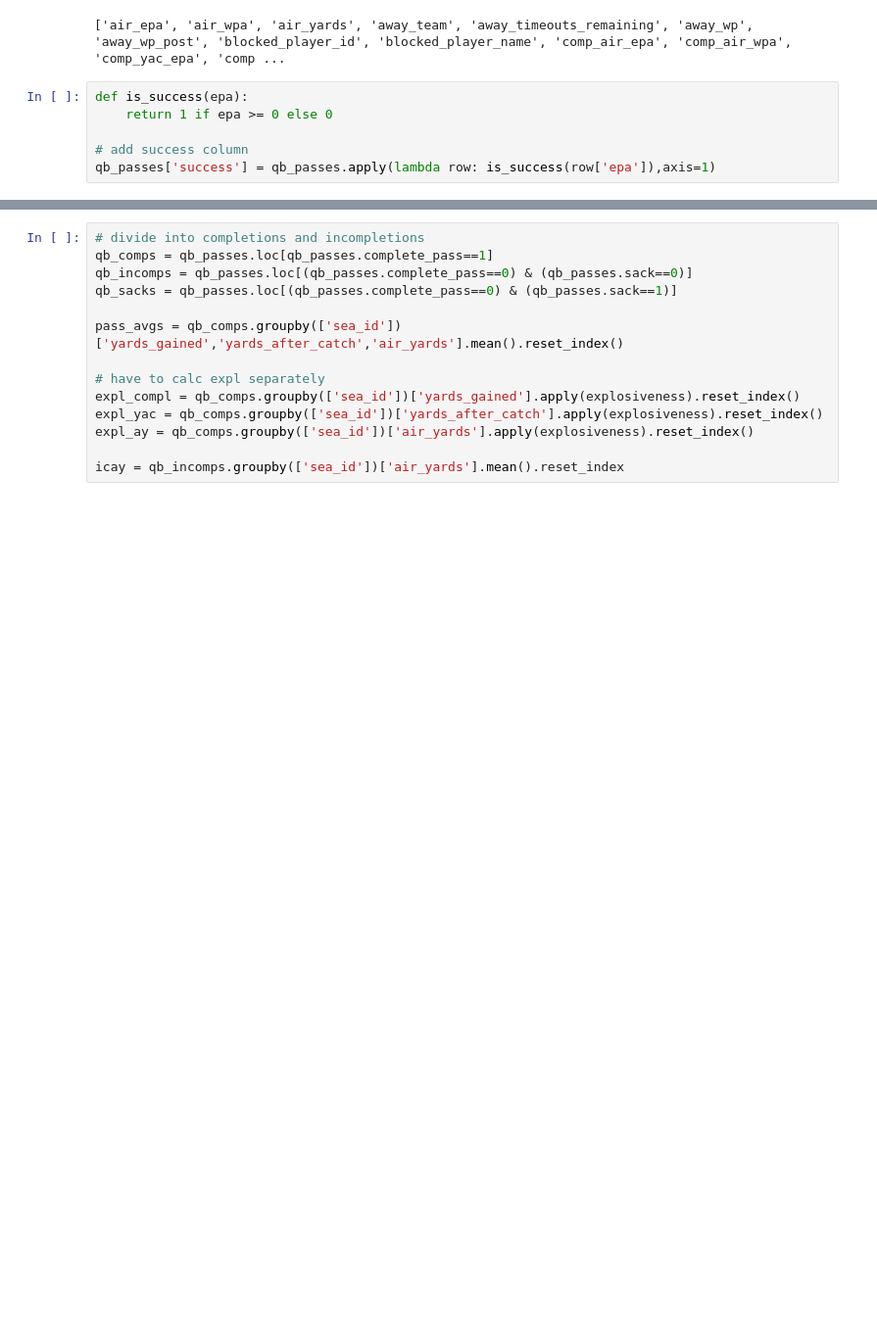
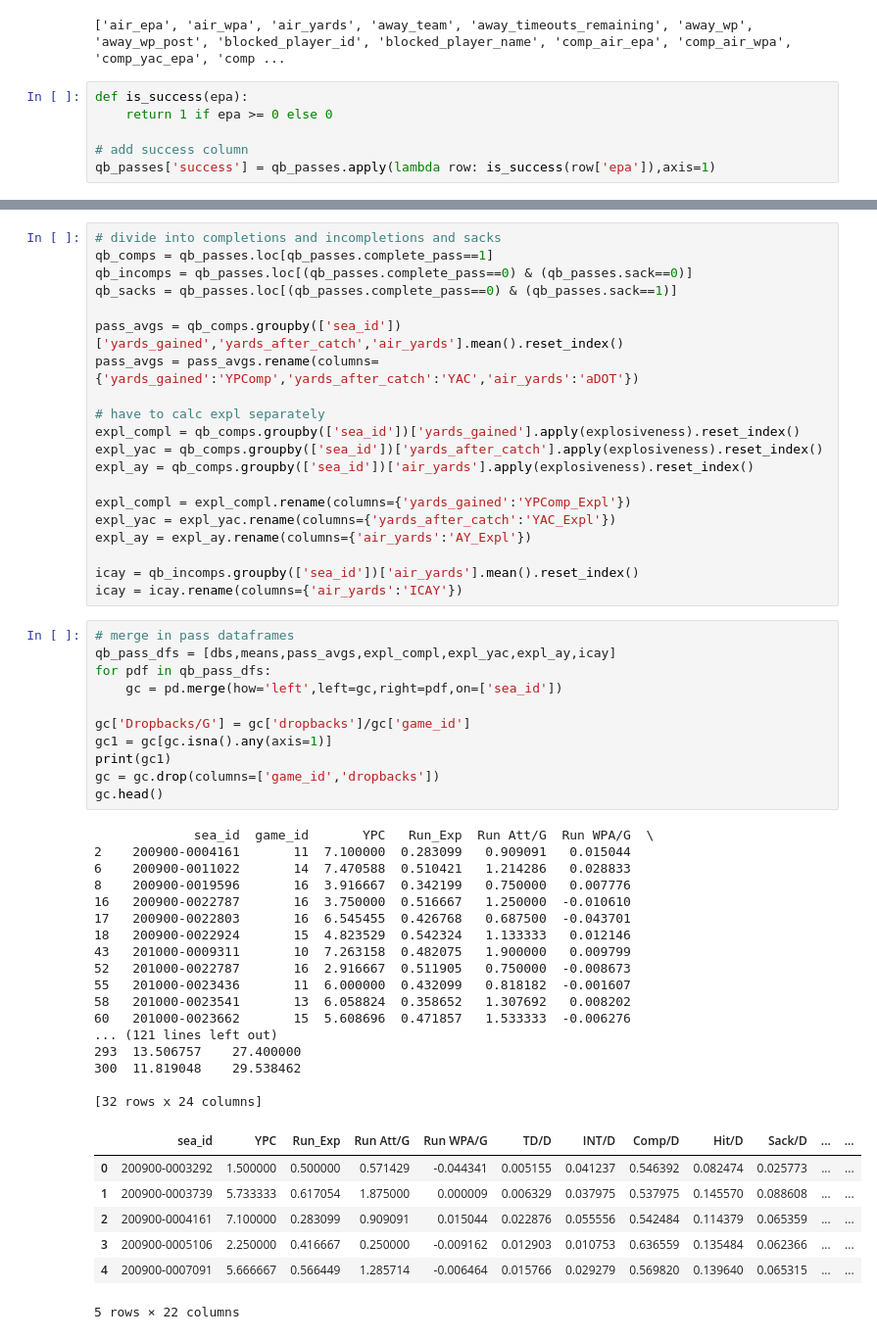
Before and after one commit to btatkinson/player_vectors, a Jupyter notebook: player_vectors.ipynb, the cells around one changed output, grey strips where cells are left out. Shown: that part at 98% size. Drawn from its saved outputs; the diff is of its cells as text; blank space fills up the shorter version.

```diff
--- a/player_vectors.ipynb
+++ b/player_vectors.ipynb
@@ -277,14 +258,56 @@ means.tail(15)
 # %%
-# divide into completions and incompletions
+# divide into completions and incompletions and sacks
 qb_comps = qb_passes.loc[qb_passes.complete_pass==1]
 qb_incomps = qb_passes.loc[(qb_passes.complete_pass==0) & (qb_passes.sack==0)]
 qb_sacks = qb_passes.loc[(qb_passes.complete_pass==0) & (qb_passes.sack==1)]
 
 pass_avgs = qb_comps.groupby(['sea_id'])['yards_gained','yards_after_catch','air_yards'].mean().reset_index()
+pass_avgs = pass_avgs.rename(columns={'yards_gained':'YPComp','yards_after_catch':'YAC','air_yards':'aDOT'})
 
 # have to calc expl separately
 expl_compl = qb_comps.groupby(['sea_id'])['yards_gained'].apply(explosiveness).reset_index()
 expl_yac = qb_comps.groupby(['sea_id'])['yards_after_catch'].apply(explosiveness).reset_index()
 expl_ay = qb_comps.groupby(['sea_id'])['air_yards'].apply(explosiveness).reset_index()
 
-icay = qb_incomps.groupby(['sea_id'])['air_yards'].mean().reset_index
+expl_compl = expl_compl.rename(columns={'yards_gained':'YPComp_Expl'})
+expl_yac = expl_yac.rename(columns={'yards_after_catch':'YAC_Expl'})
+expl_ay = expl_ay.rename(columns={'air_yards':'AY_Expl'})
+
+icay = qb_incomps.groupby(['sea_id'])['air_yards'].mean().reset_index()
+icay = icay.rename(columns={'air_yards':'ICAY'})
+# %%
+# merge in pass dataframes
+qb_pass_dfs = [dbs,means,pass_avgs,expl_compl,expl_yac,expl_ay,icay]
+for pdf in qb_pass_dfs:
+    gc = pd.merge(how='left',left=gc,right=pdf,on=['sea_id'])
+
+gc['Dropbacks/G'] = gc['dropbacks']/gc['game_id']
+gc1 = gc[gc.isna().any(axis=1)]
+print(gc1)
+gc = gc.drop(columns=['game_id','dropbacks'])
+gc.head()
+# %% [output]
+             sea_id  game_id       YPC   Run_Exp  Run Att/G  Run WPA/G  \
+2    200900-0004161       11  7.100000  0.283099   0.909091   0.015044
+6    200900-0011022       14  7.470588  0.510421   1.214286   0.028833
+8    200900-0019596       16  3.916667  0.342199   0.750000   0.007776
+16   200900-0022787       16  3.750000  0.516667   1.250000  -0.010610
+17   200900-0022803       16  6.545455  0.426768   0.687500  -0.043701
+18   200900-0022924       15  4.823529  0.542324   1.133333   0.012146
+43   201000-0009311       10  7.263158  0.482075   1.900000   0.009799
+52   201000-0022787       16  2.916667  0.511905   0.750000  -0.008673
+55   201000-0023436       11  6.000000  0.432099   0.818182  -0.001607
+58   201000-0023541       13  6.058824  0.358652   1.307692   0.008202
+60   201000-0023662       15  5.608696  0.471857   1.533333  -0.006276
+... (121 lines left out)
+293  13.506757    27.400000
+300  11.819048    29.538462
+
+[32 rows x 24 columns]
+|  | sea_id | YPC | Run_Exp | Run Att/G | Run WPA/G | TD/D | INT/D | Comp/D | Hit/D | Sack/D | ... | ... |
+| 0 | 200900-0003292 | 1.500000 | 0.500000 | 0.571429 | -0.044341 | 0.005155 | 0.041237 | 0.546392 | 0.082474 | 0.025773 | ... | ... |
+| 1 | 200900-0003739 | 5.733333 | 0.617054 | 1.875000 | 0.000009 | 0.006329 | 0.037975 | 0.537975 | 0.145570 | 0.088608 | ... | ... |
+| 2 | 200900-0004161 | 7.100000 | 0.283099 | 0.909091 | 0.015044 | 0.022876 | 0.055556 | 0.542484 | 0.114379 | 0.065359 | ... | ... |
+| 3 | 200900-0005106 | 2.250000 | 0.416667 | 0.250000 | -0.009162 | 0.012903 | 0.010753 | 0.636559 | 0.135484 | 0.062366 | ... | ... |
+| 4 | 200900-0007091 | 5.666667 | 0.566449 | 1.285714 | -0.006464 | 0.015766 | 0.029279 | 0.569820 | 0.139640 | 0.065315 | ... | ... |
+5 rows × 22 columns
```
Also changed, not shown: parts of 18 cells of this notebook, 1 other file.
